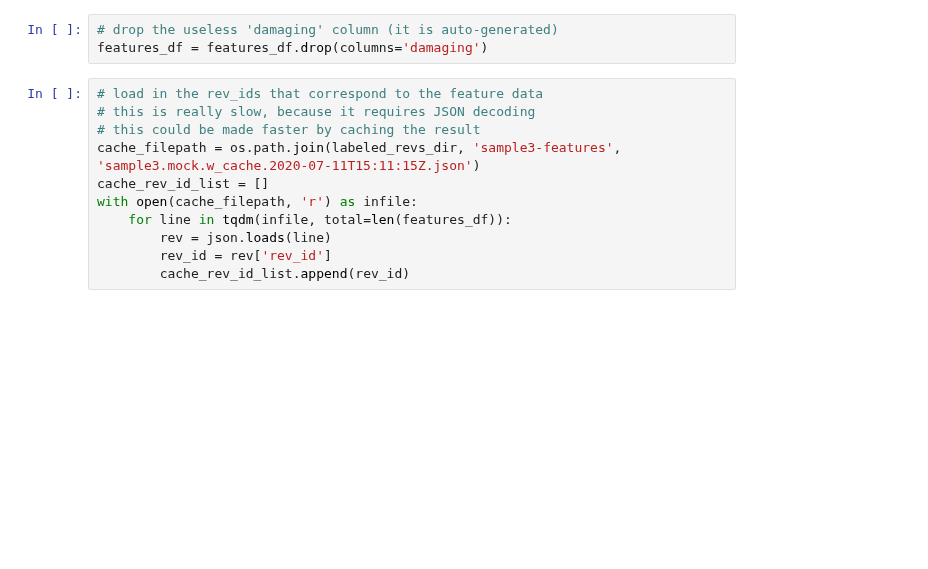
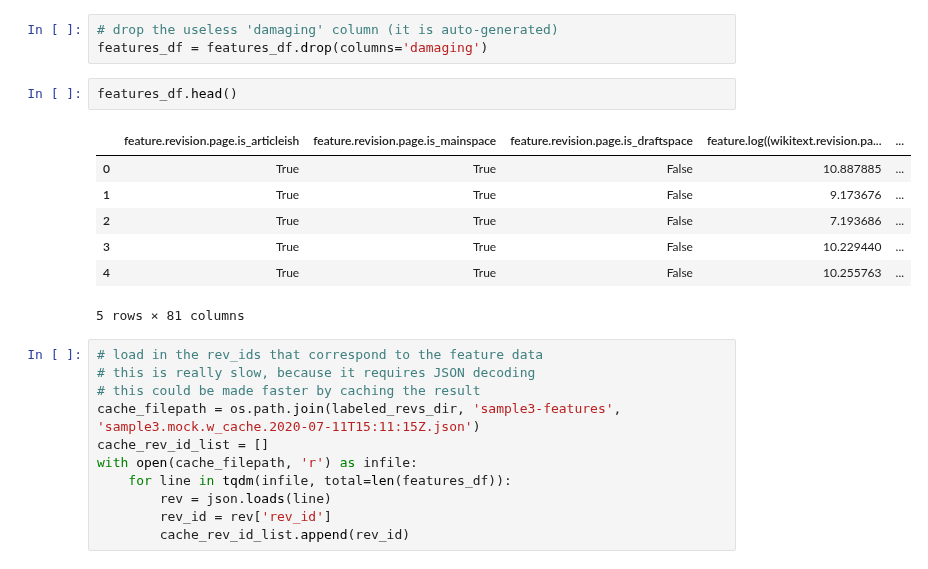
Before and after one commit to levon003/wiki-ores-feedback, a Jupyter notebook: notebook/audit/RevertClassification-Demo_SHW.ipynb, the cells around one changed output. Drawn from its saved outputs; the diff is of its cells as text; blank space fills up the shorter version.

```diff
--- a/notebook/audit/RevertClassification-Demo_SHW.ipynb
+++ b/notebook/audit/RevertClassification-Demo_SHW.ipynb
@@ -87,6 +91,16 @@ Features data loaded in 0:02:10.167396.
 # %%
 # drop the useless 'damaging' column (it is auto-generated)
 features_df = features_df.drop(columns='damaging')
+# %%
+features_df.head()
+# %% [output]
+|  | feature.revision.page.is_articleish | feature.revision.page.is_mainspace | feature.revision.page.is_draftspace | feature.log((wikitext.revision.pa... | ... |
+| 0 | True | True | False | 10.887885 | ... |
+| 1 | True | True | False | 9.173676 | ... |
+| 2 | True | True | False | 7.193686 | ... |
+| 3 | True | True | False | 10.229440 | ... |
+| 4 | True | True | False | 10.255763 | ... |
+5 rows × 81 columns
 # %%
 # load in the rev_ids that correspond to the feature data
 # this is really slow, because it requires JSON decoding
```
Also changed, not shown: parts of 29 cells of this notebook.
